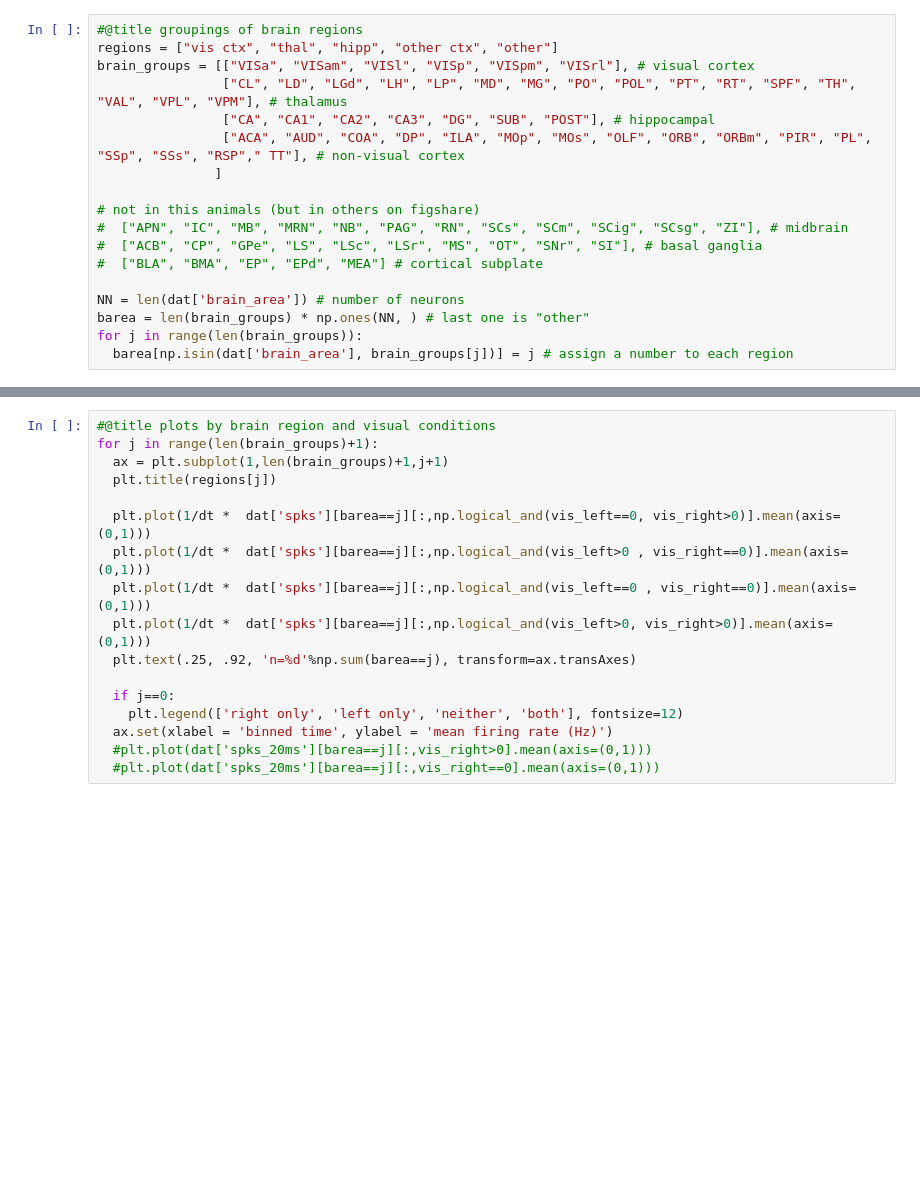
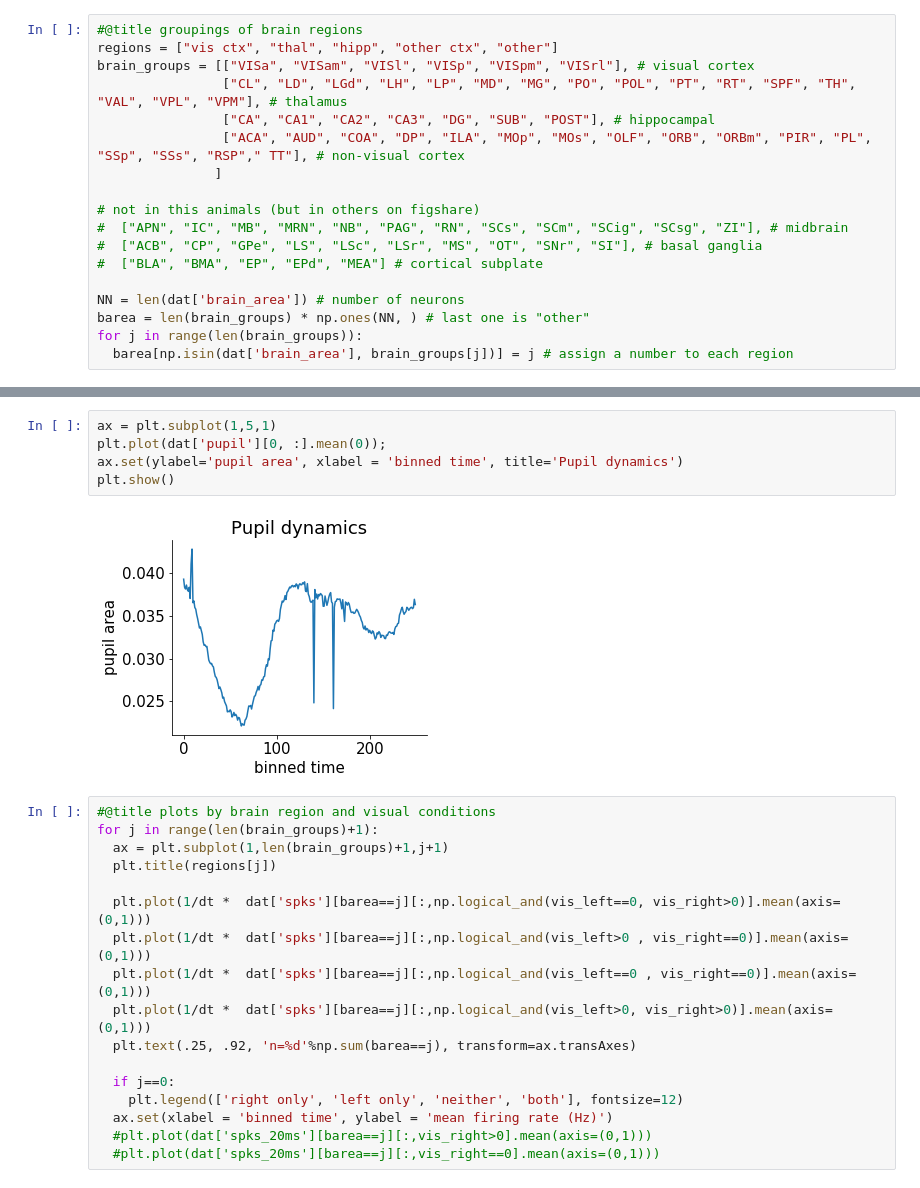
Before and after one commit to EmiliosIsaias/RattusDeus, a Jupyter notebook: Project_Notebook.ipynb, the cells around one changed output, grey strips where cells are left out. Cells and saved outputs as stored; diff of their text form; blank space fills up the shorter version.

```diff
--- a/Project_Notebook.ipynb
+++ b/Project_Notebook.ipynb
@@ -97,3 +109,10 @@ for j in range(len(brain_groups)):
+# %%
+ax = plt.subplot(1,5,1)
+plt.plot(dat['pupil'][0, :].mean(0));
+ax.set(ylabel='pupil area', xlabel = 'binned time', title='Pupil dynamics')
+plt.show()
+# %% [output]
+[figure, added]
 # %%
 #@title plots by brain region and visual conditions
 for j in range(len(brain_groups)+1):
```
Also changed, not shown: parts of 2 cells of this notebook.
